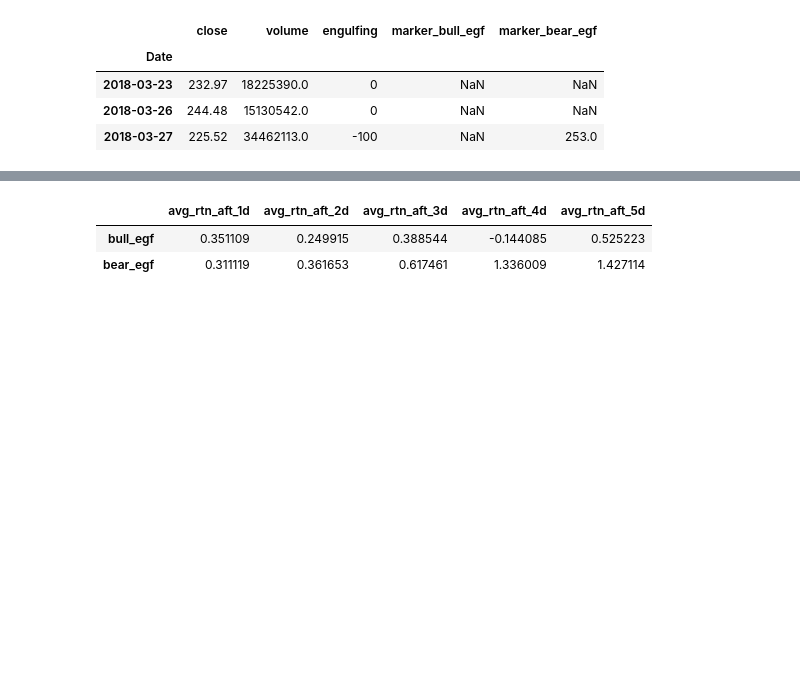
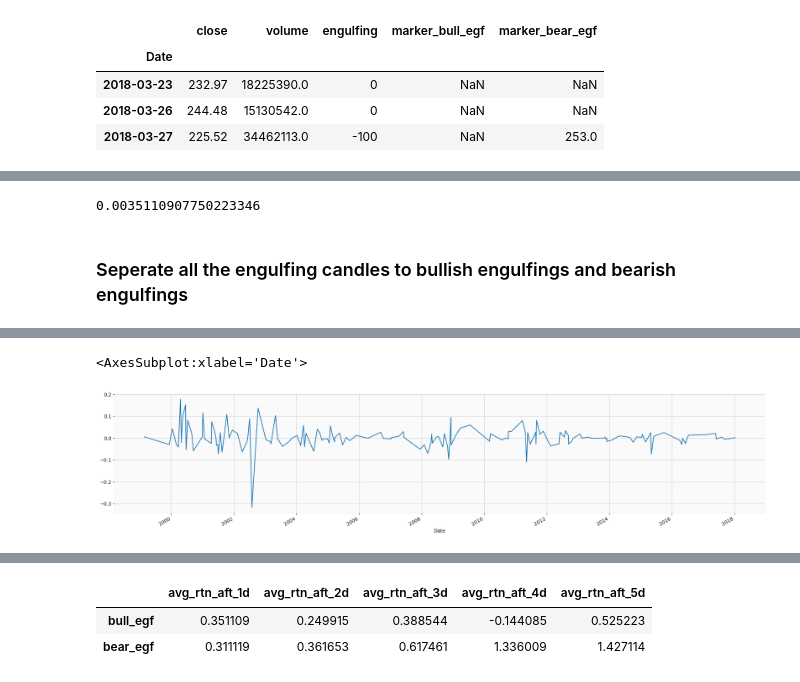
Before and after one commit to CodingIsEnjoyable/CandlestickStudy, a Jupyter notebook: CandlestickStudy.ipynb, the cells around one changed output, grey strips where cells are left out. Cells and saved outputs as stored; diff of their text form; code cells hidden in the pictures; blank space fills up the shorter version.

```diff
--- a/CandlestickStudy.ipynb
+++ b/CandlestickStudy.ipynb
@@ -235,3 +238,9 @@ egf.tail(6)
+# %%
+egf.loc[egf['engulfing']==100, 'rtn_aft_1d'].mean()
+# %% [output]
+0.0035110907750223346
+# %% [markdown]
+### Seperate all the engulfing candles to bullish engulfings and bearish engulfings
 # %%
 bull_egf = egf.loc[egf['engulfing']==100]
 bear_egf = egf.loc[egf['engulfing']==-100]
@@ -251,3 +260,8 @@ bear_egf.tail(3)
 | 2018-02-21 | 241.51 | 21021844.0 | -100 | NaN | 254.9675 | 0.002650 | 0.018302 | 0.020993 | ... |
 | 2018-02-28 | 242.00 | 12950470.0 | -100 | NaN | 251.1000 | -0.040455 | -0.022562 | -0.026240 | ... |
 | 2018-03-27 | 225.52 | 34462113.0 | -100 | NaN | 253.0000 | NaN | NaN | NaN | ... |
+# %%
+bull_egf['rtn_aft_1d'].plot(figsize=(24,5))
+# %% [output]
+<AxesSubplot:xlabel='Date'>
+[figure, added]
```
Also changed, not shown: parts of 26 cells of this notebook.
